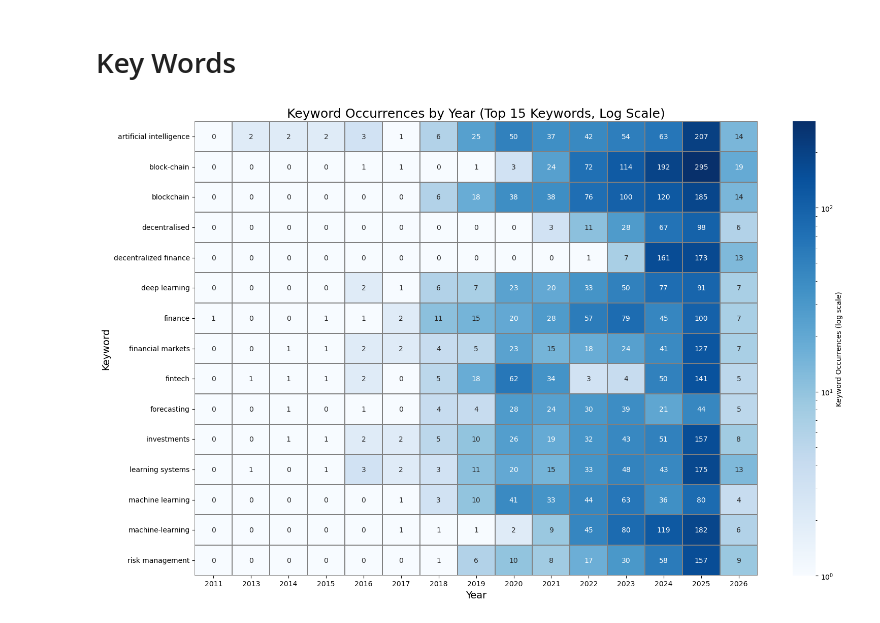
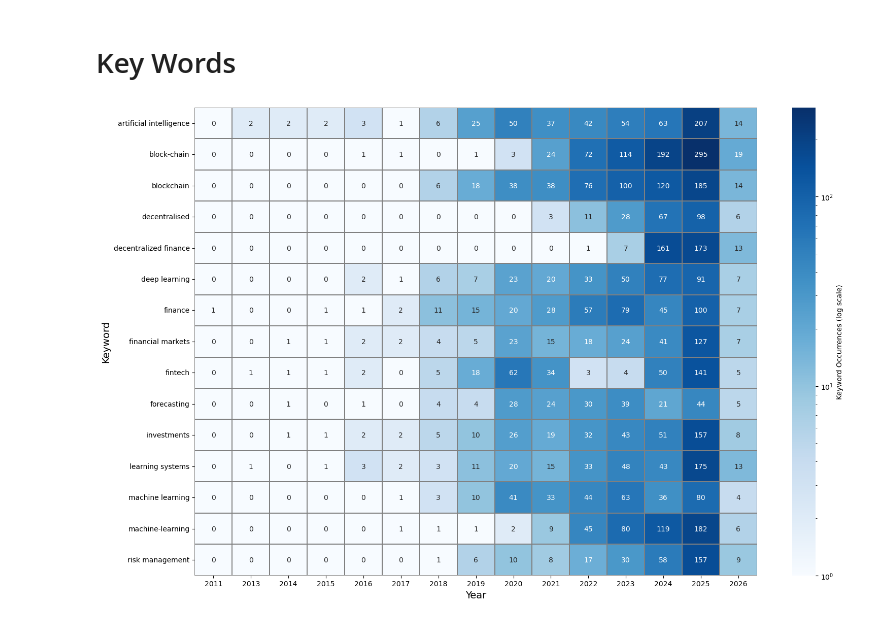
Before and after one commit to MSCA-DN-Digital-Finance/WP3_eXplainable_and_Fair_AI, a Jupyter notebook: IRP1/Code/historical_finance_project/251211_bibliometric_analysis.ipynb, the cells around one changed output. Drawn from its saved outputs; the diff is of its cells as text; code cells hidden in the pictures.

Commit message:
updated plots

```diff
--- a/IRP1/Code/historical_finance_project/251211_bibliometric_analysis.ipynb
+++ b/IRP1/Code/historical_finance_project/251211_bibliometric_analysis.ipynb
@@ -256,27 +298,27 @@ pivot_kw = pivot_kw.reindex(sorted(pivot_kw.columns), axis=1)
 # %%
 
 
 # Replace zero values ONLY for the color scale (log can't handle 0)
 pivot_kw_for_colors = pivot_kw.replace(0, 1)
 
 plt.figure(figsize=(16, 10))
 
 sns.heatmap(
     pivot_kw_for_colors,
     cmap="Blues",
     norm=LogNorm(vmin=1, vmax=pivot_kw_for_colors.max().max()),
     linewidths=0.3,
     linecolor="gray",
     annot=pivot_kw,      # annotate using the ORIGINAL values (with zeros)
     fmt=".0f",
     cbar_kws={"label": "Keyword Occurrences (log scale)"}
 )
 
-plt.title("Keyword Occurrences by Year (Top 15 Keywords, Log Scale)", fontsize=18)
+#plt.title("Keyword Occurrences by Year (Top 15 Keywords, Log Scale)", fontsize=18)
 plt.xlabel("Year", fontsize=14)
 plt.ylabel("Keyword", fontsize=14)
 
 plt.tight_layout()
 plt.show()
 # %% [output]
-[figure, old version]
+[figure, new version]
```
Also changed, not shown: parts of 6 cells of this notebook.
